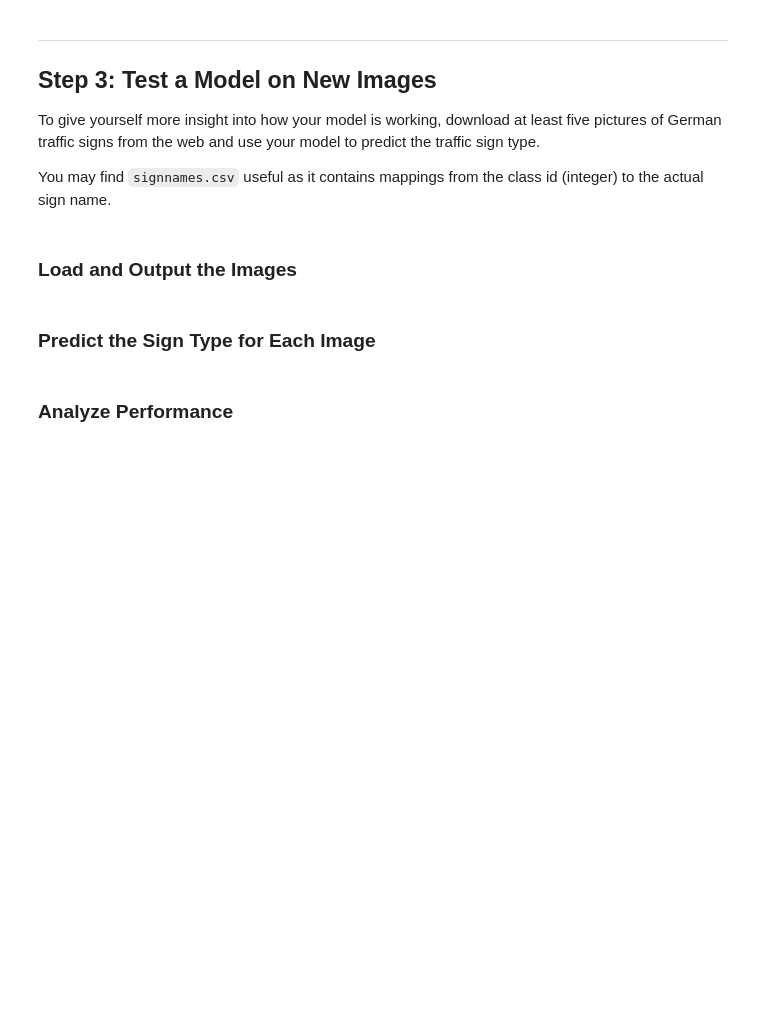
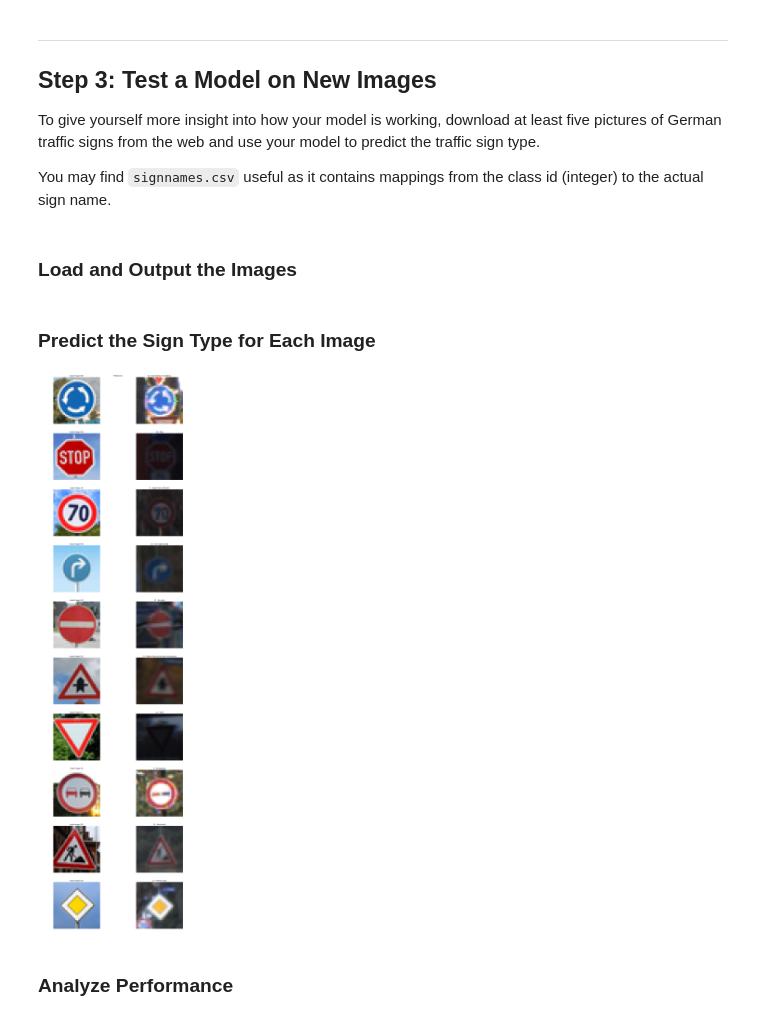
Before and after one commit to ivovandongen/CarND-Traffic-Sign-Classifier-Project, a Jupyter notebook: Traffic_Sign_Classifier.ipynb, the cells around one changed output. Drawn from its saved outputs; the diff is of its cells as text; code cells hidden in the pictures; blank space fills up the shorter version.

```diff
--- a/Traffic_Sign_Classifier.ipynb
+++ b/Traffic_Sign_Classifier.ipynb
@@ -309,19 +320,19 @@ def model(x, keep_prob):
     # Layer 1: Convolutional. Input = 32x32x3. Output = 28x28x6.
     conv1_W = tf.Variable(tf.truncated_normal(shape=(5, 5, 1, 6), mean = mu, stddev = sigma))
     conv1_b = tf.Variable(tf.zeros(6))
-    conv1 = tf.nn.conv2d(x, conv1_W, strides=[1, 1, 1, 1], padding='VALID') + conv1_b
-    conv1 = tf.nn.relu(conv1)
+    conv1 = tf.nn.conv2d(x, conv1_W, strides=[1, 1, 1, 1], padding='VALID', name='conv1_0') + conv1_b
+    conv1 = tf.nn.relu(conv1, name='conv1_1')
 #     conv1 = tf.nn.dropout(conv1, keep_prob) Adding dropout to the convolutional layers is not helpful
     # Pooling. Input = 28x28x6. Output = 14x14x6.
-    conv1 = tf.nn.max_pool(conv1, ksize=[1, 2, 2, 1], strides=[1, 2, 2, 1], padding='VALID', name='conv1')
+    conv1 = tf.nn.max_pool(conv1, ksize=[1, 2, 2, 1], strides=[1, 2, 2, 1], padding='VALID', name='conv1_2')
 
     # Layer 2: Convolutional. Output = 10x10x16.
     conv2_W = tf.Variable(tf.truncated_normal(shape=(5, 5, 6, 16), mean = mu, stddev = sigma))
     conv2_b = tf.Variable(tf.zeros(16))
-    conv2 = tf.nn.conv2d(conv1, conv2_W, strides=[1, 1, 1, 1], padding='VALID') + conv2_b
-    conv2 = tf.nn.relu(conv2)
+    conv2 = tf.nn.conv2d(conv1, conv2_W, strides=[1, 1, 1, 1], padding='VALID', name='conv2_0') + conv2_b
+    conv2 = tf.nn.relu(conv2, name='conv2_1')
     # Pooling. Input = 10x10x16. Output = 5x5x16.
-    conv2 = tf.nn.max_pool(conv2, ksize=[1, 2, 2, 1], strides=[1, 2, 2, 1], padding='VALID', name='conv2')
+    conv2 = tf.nn.max_pool(conv2, ksize=[1, 2, 2, 1], strides=[1, 2, 2, 1], padding='VALID', name='conv2_2')
 
     # Flatten. Input = 5x5x16. Output = 400.
     fc0 = flatten(conv2)
@@ -370,7 +381,7 @@ from sklearn.utils import shuffle
 
 # EPOCHS = 10
 # BATCH_SIZE = 128
-EPOCHS = 40
+EPOCHS = 60
 BATCH_SIZE = 128
 KEEP_PROB = 0.5 # Keep probability for dropout <- todo lower
 BETA = 0.0001 # Beta for L2 regularization <- todo lower factor 10
@@ -512,34 +545,36 @@ def plot_prediction_results(predictions):
     columns = 2
     rows = len(files)
 
     fig = plt.figure(figsize = (20,30));
     plt.title("Predictions")
     plt.axis('off')
     plt.subplots_adjust(top=2)
 
     for i in range(0, len(predictions) * 2, columns):
         ax = fig.add_subplot(rows, columns, i + 1)
         plt.title("Input image ({0})".format(re.search('/(\d*)\.', files[i//2]).group(1)))
         ax.imshow(adjusted_images[i // 2])
         ax.axis('off')
 
         example = examples_per_class[predictions[i // 2]]
         img = example[0]
         label = example[1]
         label_string = example[2]
 
         ax = fig.add_subplot(rows, columns, i + 2)
         plt.title("{0} - {1}".format(label, label_string))
         ax.imshow(img)
         ax.axis('off')
 
 predictions = []
-predictions_per_logit
+predictions_per_logit = None
 with tf.Session() as sess:
     saver.restore(sess, "./model")
     predictions_per_logit = sess.run(logits, feed_dict={x: preprocessed_images, keep_prob: 1})
     predictions = np.argmax(predictions_per_logit, axis=1)
     plot_prediction_results(predictions)
+# %% [output]
+[figure, added]
 # %% [markdown]
 ### Analyze Performance
 # %%
```
Also changed, not shown: parts of 10 cells of this notebook.
